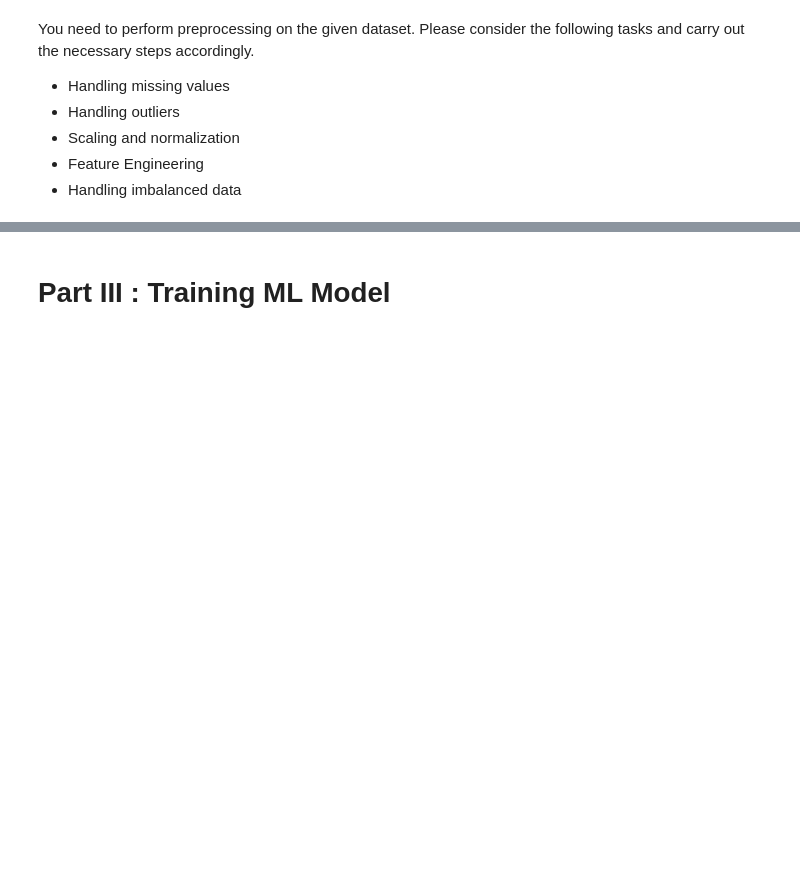
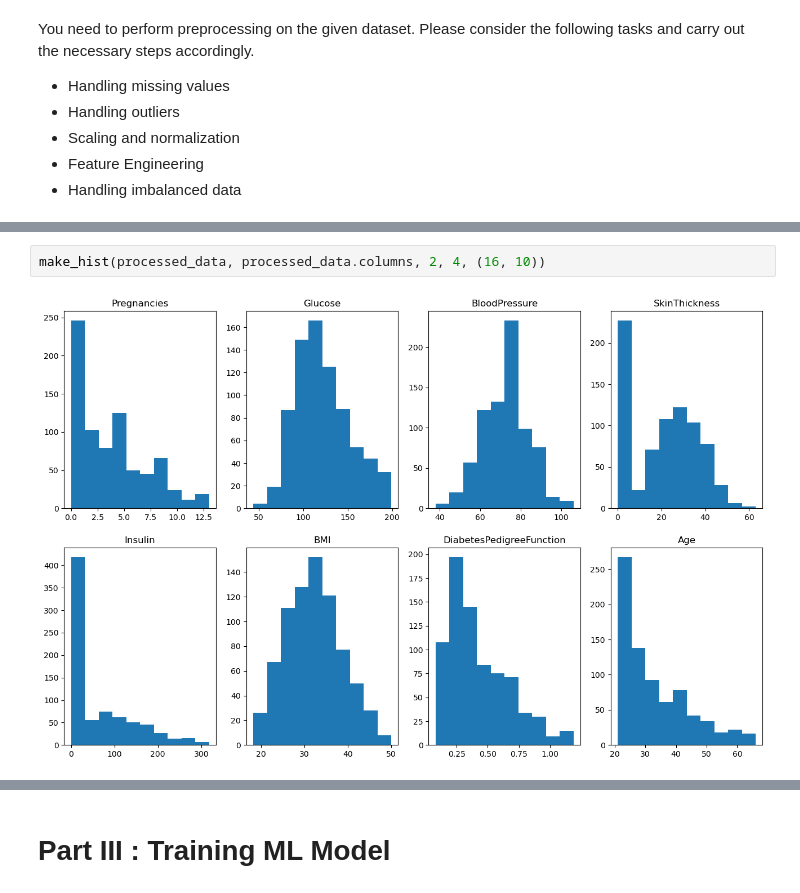
Before and after one commit to SBangarh/ml-project-supervised-learning, a Jupyter notebook: Supervised Learning - Project.ipynb, the cells around one changed output, grey strips where cells are left out. Saved outputs shown, nothing was run; the diff lists cells and outputs as text; blank space fills up the shorter version.

```diff
--- a/Supervised Learning - Project.ipynb
+++ b/Supervised Learning - Project.ipynb
@@ -213,0 +245,4 @@ You have outliers, feature engineer(sex), scale/normalize - most columns, imbala
+# %%
+make_hist(processed_data, processed_data.columns, 2, 4, (16, 10))
+# %% [output]
+[figure, added]
```
Also changed, not shown: parts of 9 cells of this notebook.
